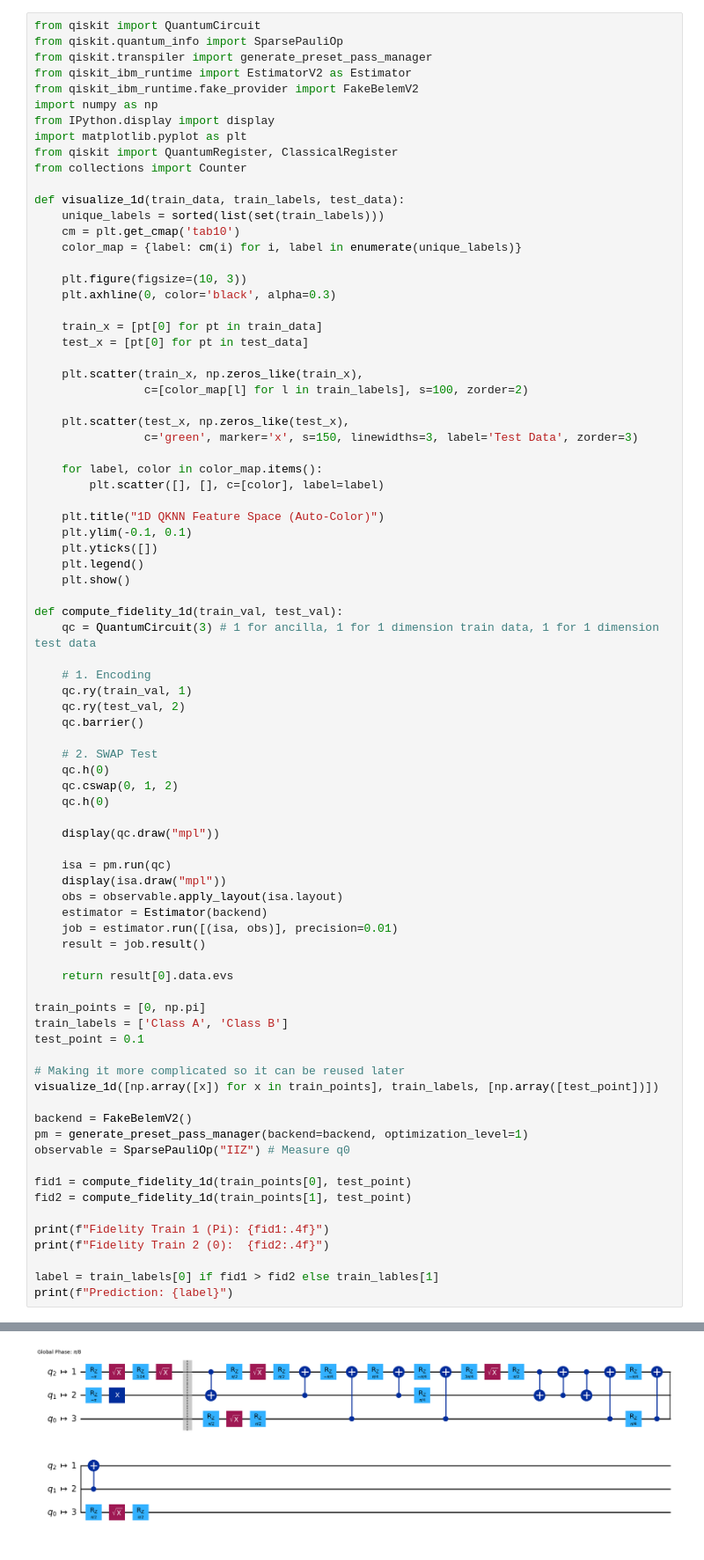
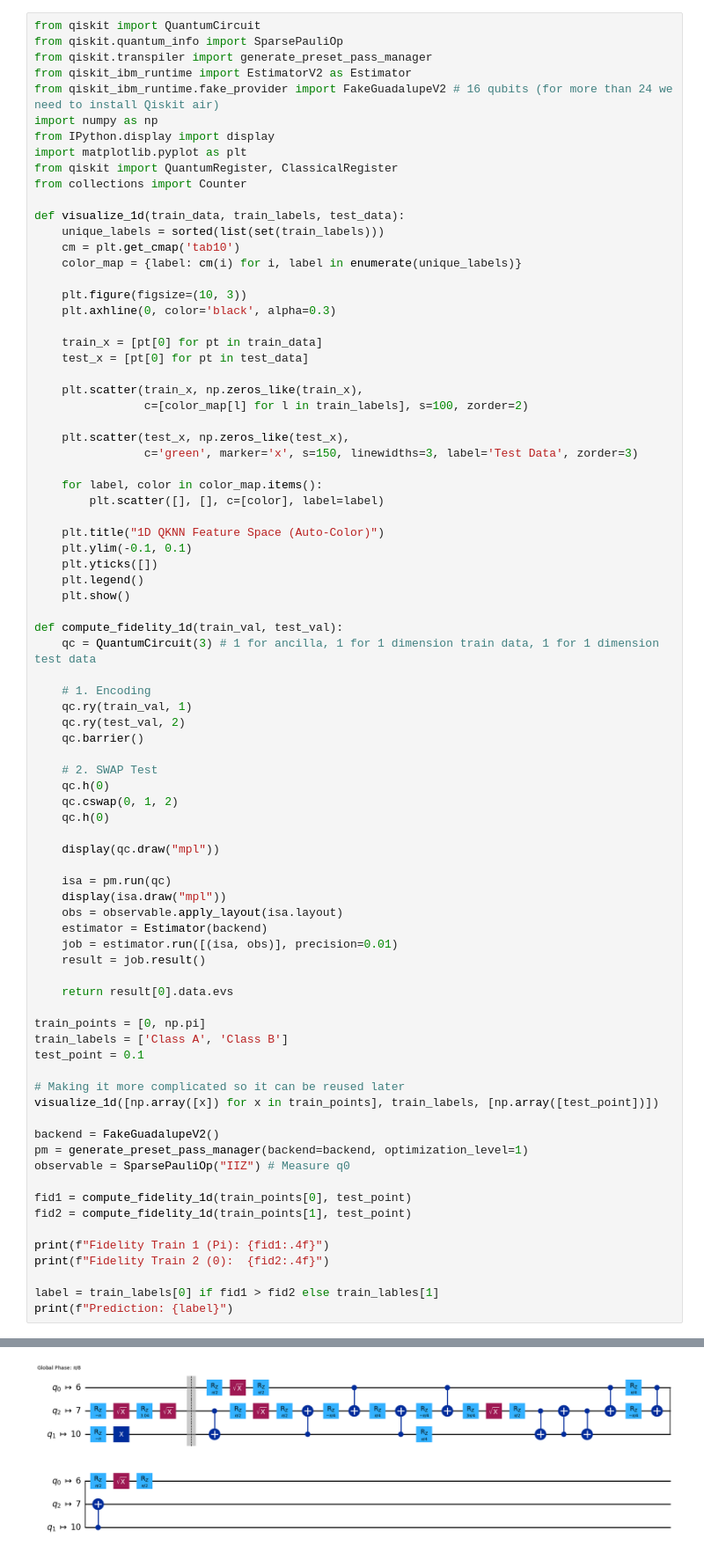
Before and after one commit to Aadipat/QuantumEngineeringProjectGroup8, a Jupyter notebook: simplest_swap_test.ipynb, the cells around one changed output, grey strips where cells are left out. Shown at 88% size. Saved outputs shown, nothing was run; the diff lists cells and outputs as text.

```diff
--- a/simplest_swap_test.ipynb
+++ b/simplest_swap_test.ipynb
@@ -31,7 +31,7 @@ from qiskit import QuantumCircuit
 from qiskit.quantum_info import SparsePauliOp
 from qiskit.transpiler import generate_preset_pass_manager
 from qiskit_ibm_runtime import EstimatorV2 as Estimator
-from qiskit_ibm_runtime.fake_provider import FakeBelemV2
+from qiskit_ibm_runtime.fake_provider import FakeGuadalupeV2 # 16 qubits (for more than 24 we need to install Qiskit air)
 import numpy as np
 from IPython.display import display
 import matplotlib.pyplot as plt
@@ -95,7 +95,7 @@ test_point = 0.1
 # Making it more complicated so it can be reused later
 visualize_1d([np.array([x]) for x in train_points], train_labels, [np.array([test_point])])
 
-backend = FakeBelemV2()
+backend = FakeGuadalupeV2()
 pm = generate_preset_pass_manager(backend=backend, optimization_level=1)
 observable = SparsePauliOp("IIZ") # Measure q0
 
@@ -114,2 +114,2 @@ print(f"Prediction: {label}")
 [figure]
-[figure, old version]
+[figure, new version]
```
Also changed, not shown: parts of 4 cells of this notebook, 1 other file.
